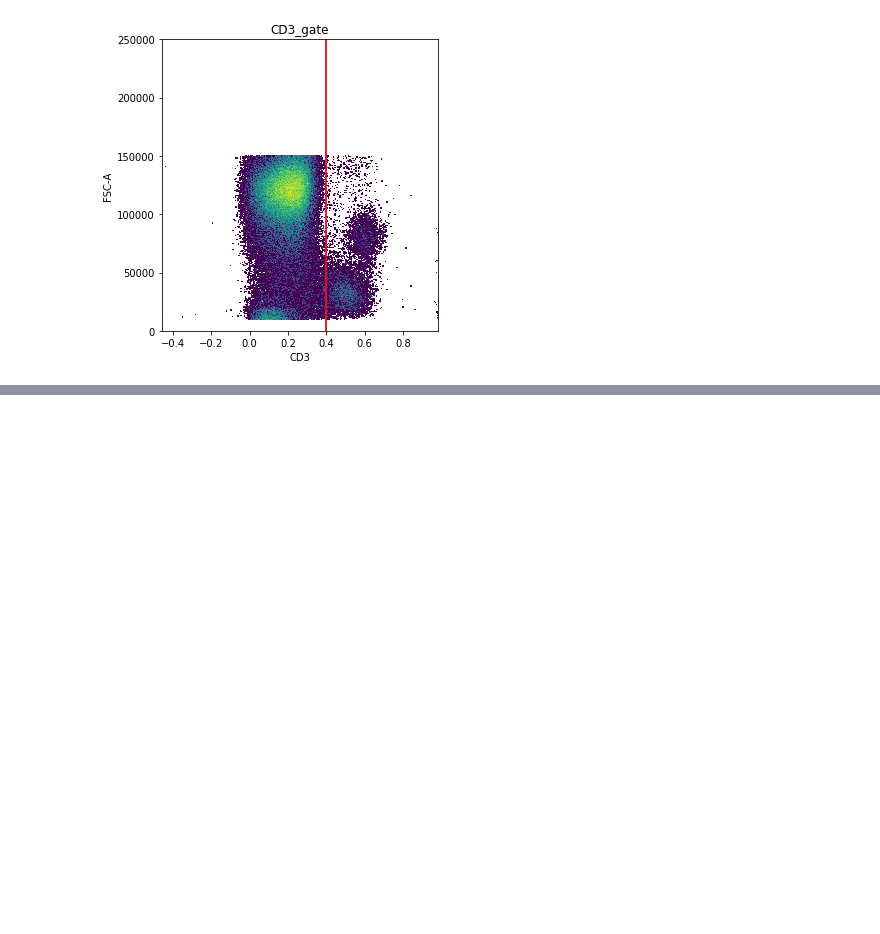
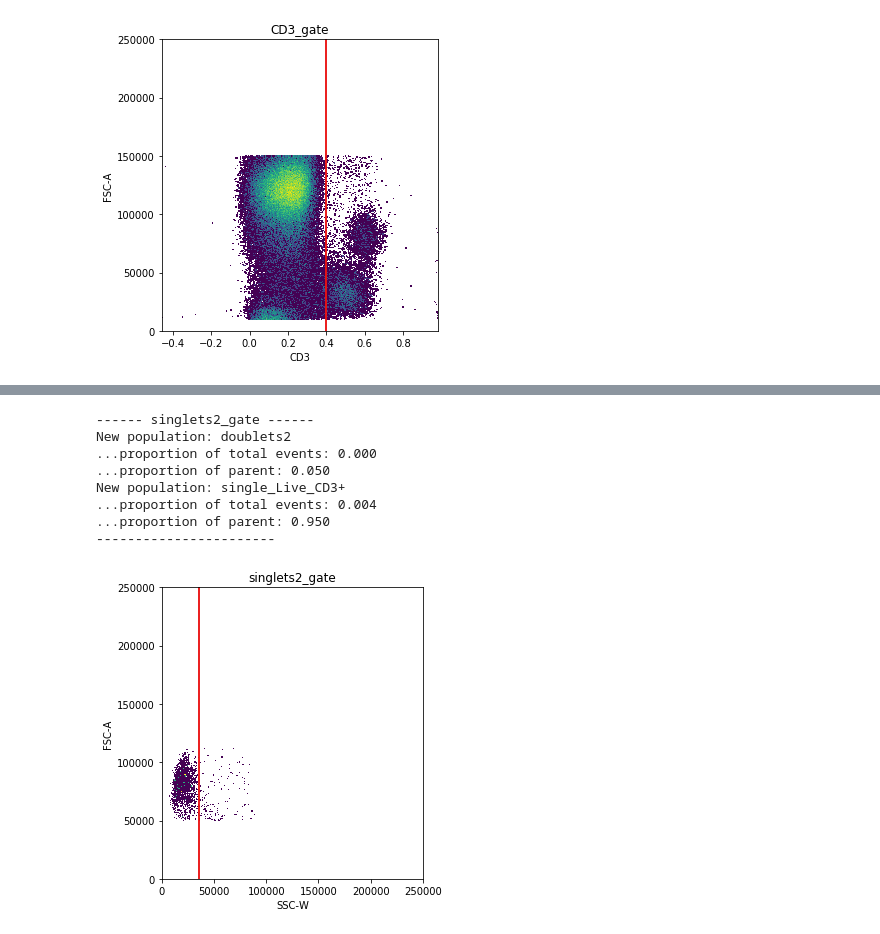
Before and after one commit to burtonrj/CytoPy, a Jupyter notebook: Notebooks/PD/1_preprocessing/PDMCt/302-01_pdmc_t.ipynb, the cells around one changed output, grey strips where cells are left out. Saved outputs shown, nothing was run; the diff lists cells and outputs as text; code cells hidden in the pictures; blank space fills up the shorter version.

```diff
--- a/Notebooks/PD/1_preprocessing/PDMCt/302-01_pdmc_t.ipynb
+++ b/Notebooks/PD/1_preprocessing/PDMCt/302-01_pdmc_t.ipynb
@@ -86,0 +112,12 @@ New population: live
+# %%
+t.apply('singlets2_gate')
+# %% [output]
+------ singlets2_gate ------
+New population: doublets2
+...proportion of total events: 0.000
+...proportion of parent: 0.050
+New population: single_Live_CD3+
+...proportion of total events: 0.004
+...proportion of parent: 0.950
+-----------------------
+[figure, added]
```
Also changed, not shown: parts of 10 cells of this notebook, 5 other files.
